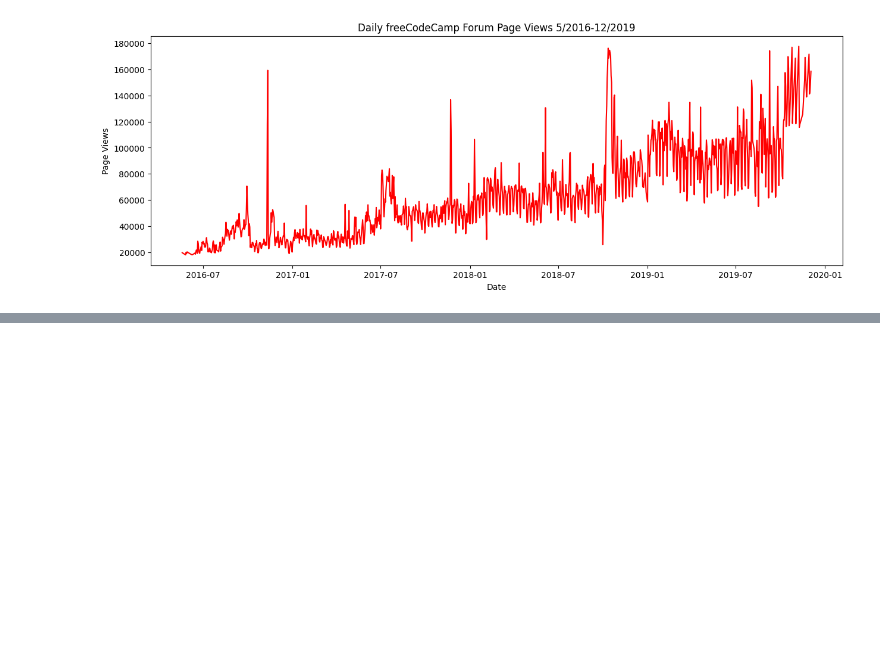
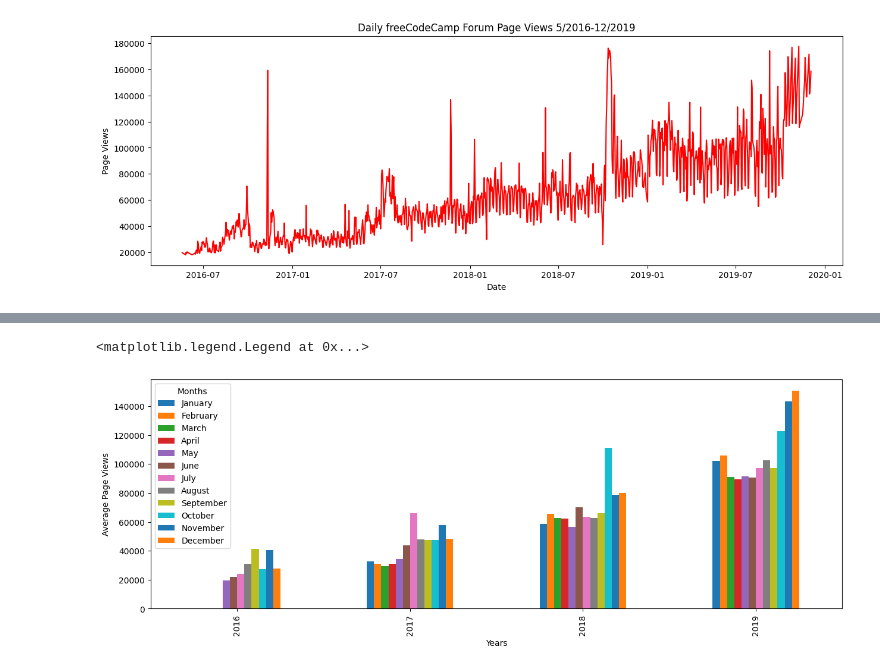
Before and after one commit to Daroch/boilerplate-page-view-time-series-visualizer, a Jupyter notebook: time_series.ipynb, the cells around one changed output, grey strips where cells are left out. Cells and saved outputs as stored; diff of their text form; code cells hidden in the pictures; blank space fills up the shorter version.

```diff
--- a/time_series.ipynb
+++ b/time_series.ipynb
@@ -112,0 +59,7 @@ g = ax.figure
+# %%
+df_bar = df_clean.copy()
+df_bar['month'] = df_bar.index.month
+df_bar['year'] = df_bar.index.year
+df_bar =df_bar.groupby(["year","month"]).mean()
+df_bar = df_bar.unstack()
+df_bar.head(5)
@@ -113 +74,8 @@ g = ax.figure
+# %%
+fig = df_bar.plot.bar(legend=True, figsize=(15, 5),xlabel='Years',ylabel='Average Page Views').figure
+labels = ['January', 'February', 'March', 'April', 'May', 'June', 'July', 'August', 'September','October','November','December']
+plt.legend(labels, title='Months')
+# %% [output]
+<matplotlib.legend.Legend at 0x...>
+[figure, added]
 # %%
```
Also changed, not shown: parts of 7 cells of this notebook, 5 other files.
